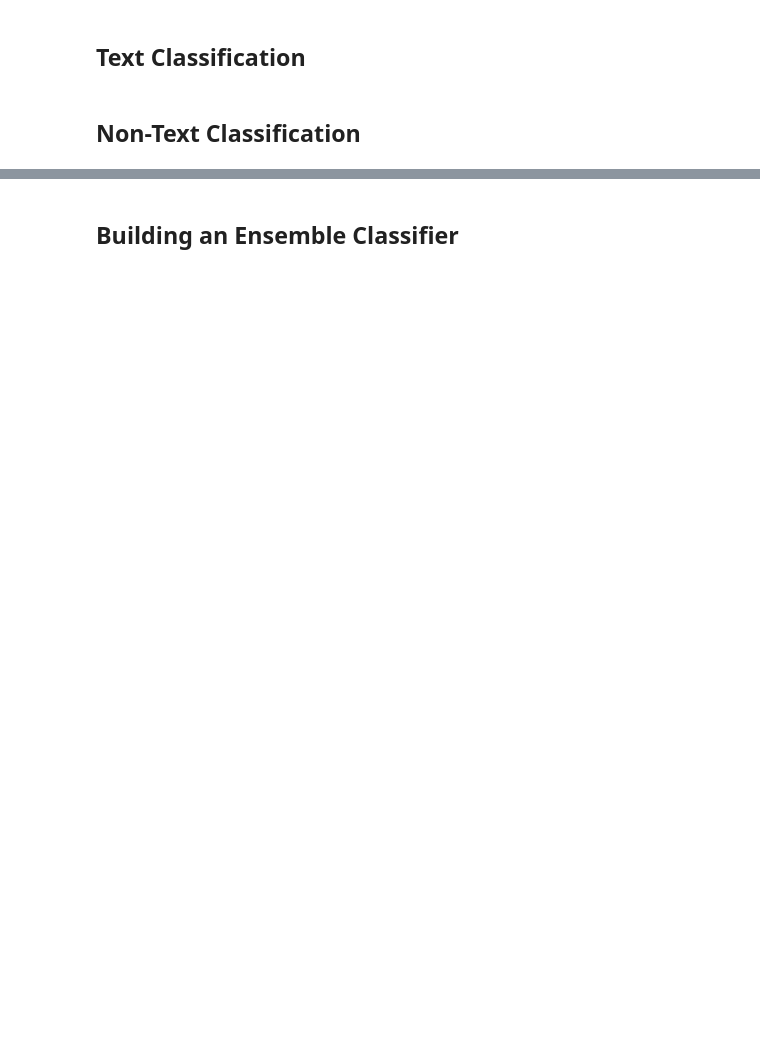
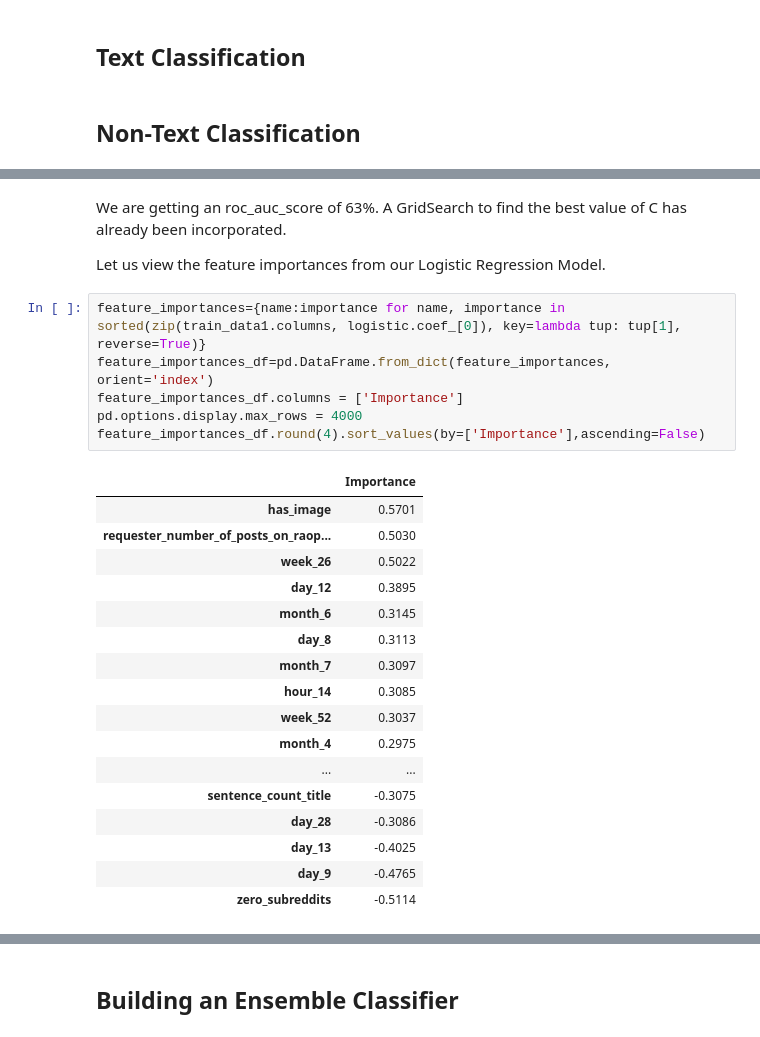
Before and after one commit to gkarnataki/w207-final-project, a Jupyter notebook: RAOP-Final.ipynb, the cells around one changed output, grey strips where cells are left out. Cells and saved outputs as stored; diff of their text form; blank space fills up the shorter version.

```diff
--- a/RAOP-Final.ipynb
+++ b/RAOP-Final.ipynb
@@ -149,0 +477,28 @@ avg / total       0.82      0.83      0.82      1212
+# %% [markdown]
+We are getting an roc_auc_score of 63%. A GridSearch to find the best value of C has already been incorporated.
+
+Let us view the feature importances from our Logistic Regression Model.
+# %%
+feature_importances={name:importance for name, importance in sorted(zip(train_data1.columns, logistic.coef_[0]), key=lambda tup: tup[1], reverse=True)}
+feature_importances_df=pd.DataFrame.from_dict(feature_importances, orient='index')
+feature_importances_df.columns = ['Importance']
+pd.options.display.max_rows = 4000
+feature_importances_df.round(4).sort_values(by=['Importance'],ascending=False)
+# %% [output]
+|  | Importance |
+| has_image | 0.5701 |
+| requester_number_of_posts_on_raop... | 0.5030 |
+| week_26 | 0.5022 |
+| day_12 | 0.3895 |
+| month_6 | 0.3145 |
+| day_8 | 0.3113 |
+| month_7 | 0.3097 |
+| hour_14 | 0.3085 |
+| week_52 | 0.3037 |
+| month_4 | 0.2975 |
+| ... | ... |
+| sentence_count_title | -0.3075 |
+| day_28 | -0.3086 |
+| day_13 | -0.4025 |
+| day_9 | -0.4765 |
+| zero_subreddits | -0.5114 |
```
Also changed, not shown: parts of 31 cells of this notebook.
